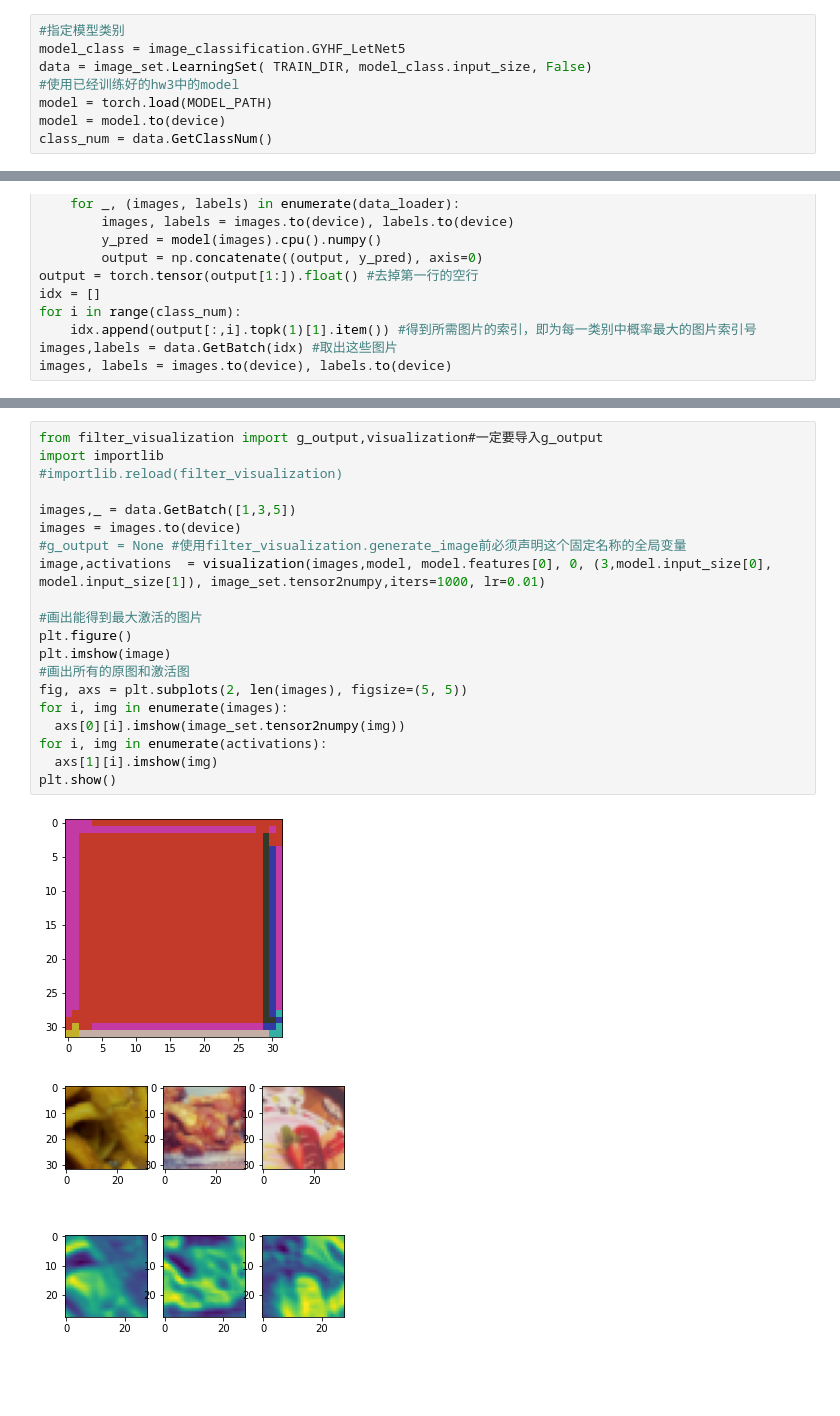
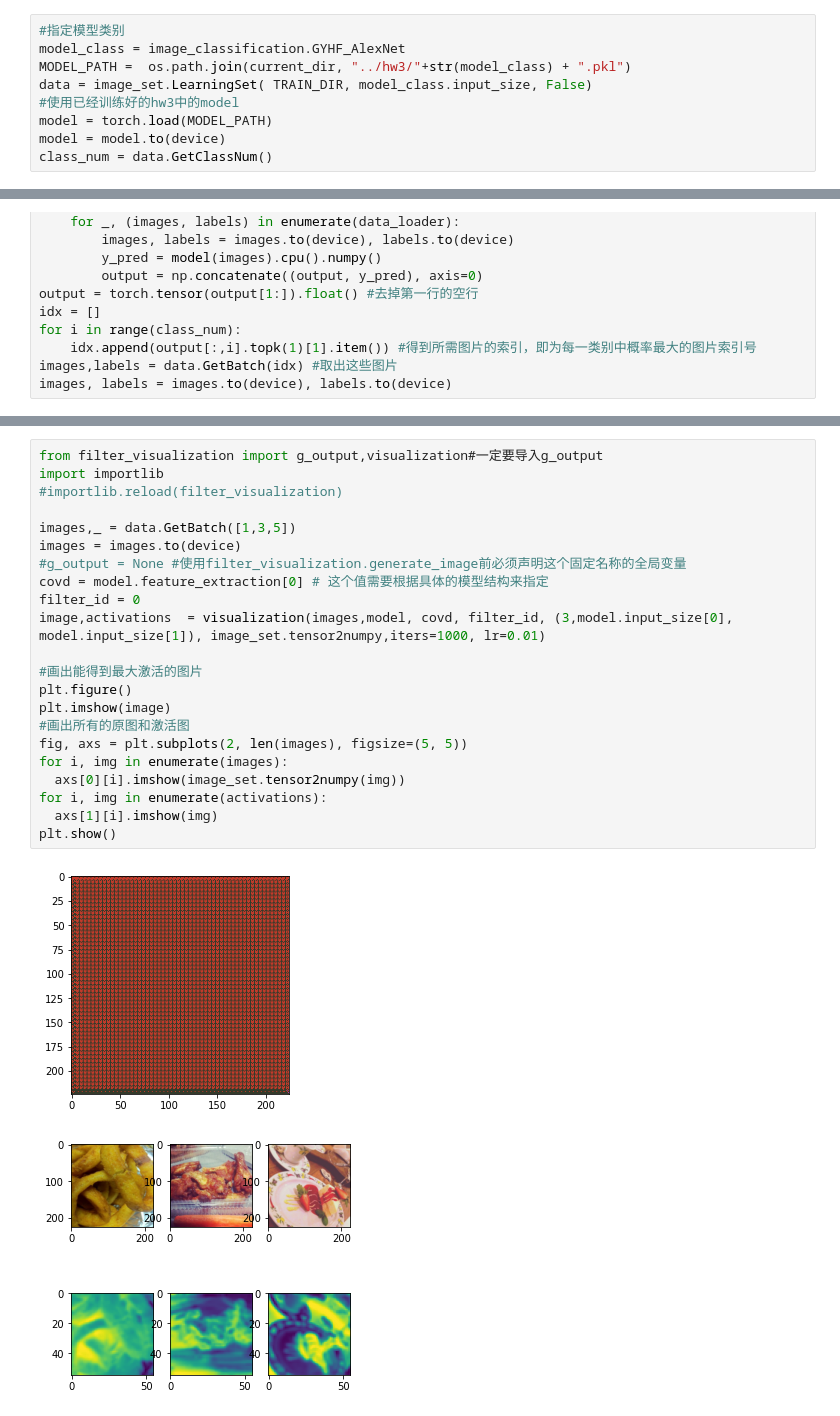
Before and after one commit to gystar/ml_hws, a Jupyter notebook: hw5/main.ipynb, the cells around one changed output, grey strips where cells are left out. Drawn from its saved outputs; the diff is of its cells as text; blank space fills up the shorter version.

```diff
--- a/hw5/main.ipynb
+++ b/hw5/main.ipynb
@@ -29,7 +28,8 @@ print("Use cuda." if use_cuda else "Use cpu.")
 Use cuda.
 # %%
 #指定模型类别
-model_class = image_classification.GYHF_LetNet5
+model_class = image_classification.GYHF_AlexNet
+MODEL_PATH =  os.path.join(current_dir, "../hw3/"+str(model_class) + ".pkl")
 data = image_set.LearningSet( TRAIN_DIR, model_class.input_size, False)
 #使用已经训练好的hw3中的model
 model = torch.load(MODEL_PATH)
@@ -76,26 +76,28 @@ plt.imshow(image)
 # %%
 from filter_visualization import g_output,visualization#一定要导入g_output
 import importlib
 #importlib.reload(filter_visualization)
 
 images,_ = data.GetBatch([1,3,5])
 images = images.to(device)
 #g_output = None #使用filter_visualization.generate_image前必须声明这个固定名称的全局变量
-image,activations  = visualization(images,model, model.features[0], 0, (3,model.input_size[0], model.input_size[1]), image_set.tensor2numpy,iters=1000, lr=0.01)
+covd = model.feature_extraction[0] # 这个值需要根据具体的模型结构来指定
+filter_id = 0
+image,activations  = visualization(images,model, covd, filter_id, (3,model.input_size[0], model.input_size[1]), image_set.tensor2numpy,iters=1000, lr=0.01)
 
 #画出能得到最大激活的图片
 plt.figure()
 plt.imshow(image)
 #画出所有的原图和激活图
 fig, axs = plt.subplots(2, len(images), figsize=(5, 5))
 for i, img in enumerate(images):
   axs[0][i].imshow(image_set.tensor2numpy(img))
 for i, img in enumerate(activations):
   axs[1][i].imshow(img)
 plt.show()
 # %% [output]
-[figure, old version]
+[figure, new version]
-[figure, old version]
+[figure, new version]
 # %%
 #使用lime来分析model
 import lime
```
Also changed, not shown: parts of 5 cells of this notebook, 1 other file.
